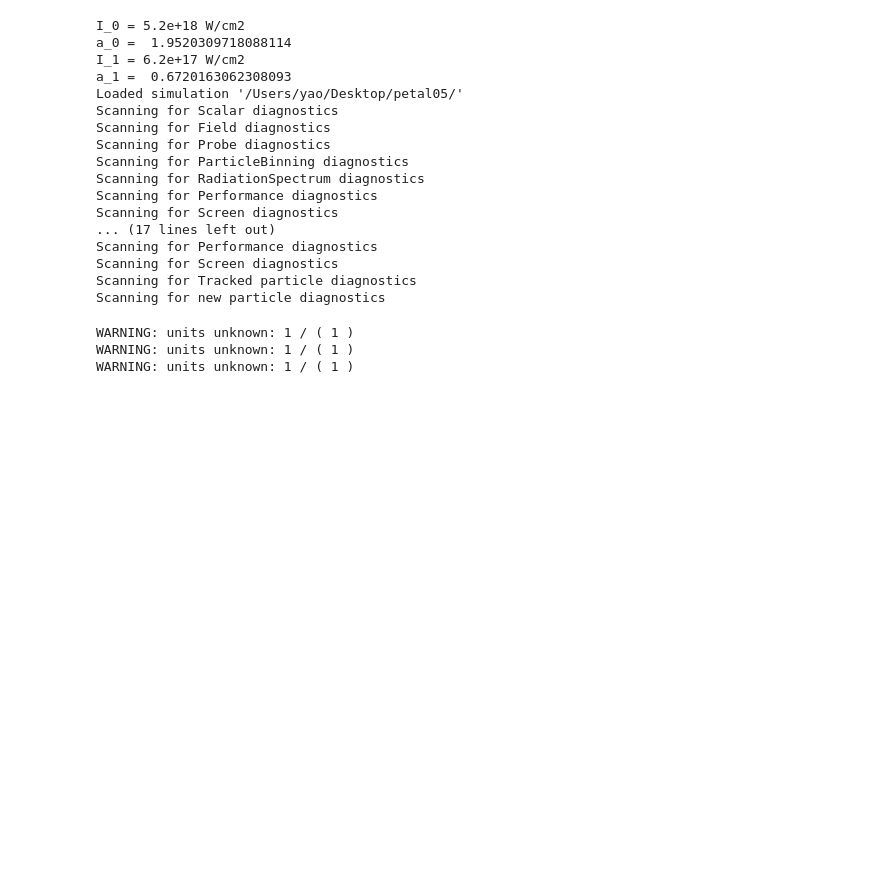
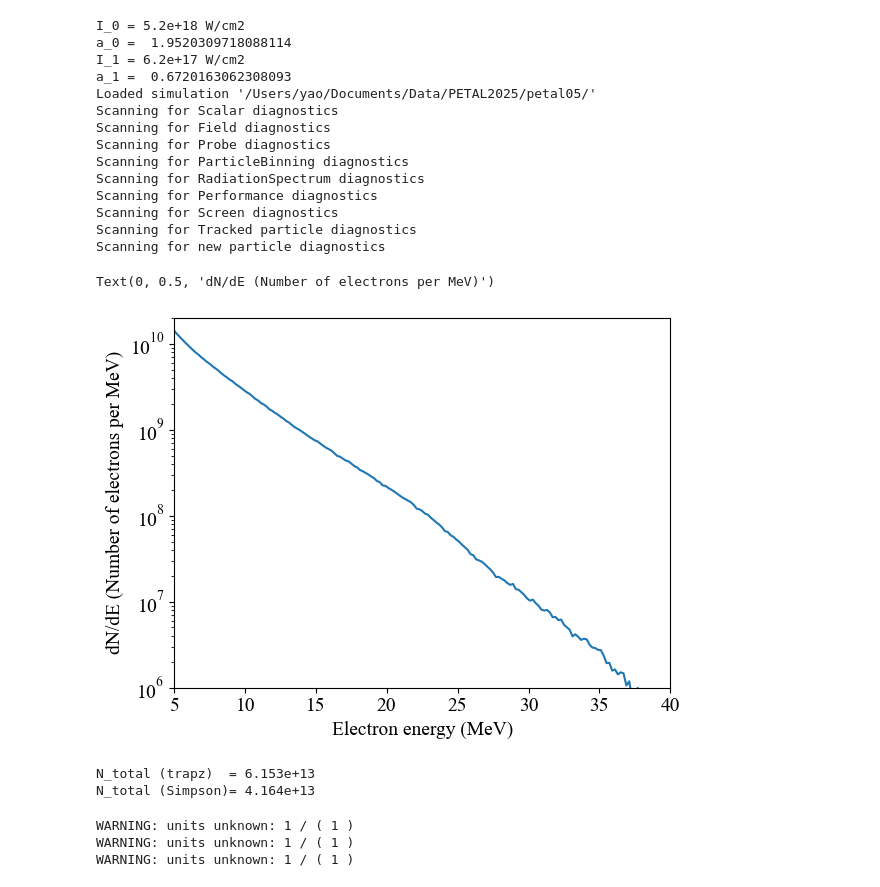
Before and after one commit to weipengyao/scripts, a Jupyter notebook: petal24.ipynb, the cells around one changed output. Drawn from its saved outputs; the diff is of its cells as text; code cells hidden in the pictures; blank space fills up the shorter version.

Commit message:
update on Vulcan and Petal and ELI

```diff
--- a/petal24.ipynb
+++ b/petal24.ipynb
@@ -30,7 +30,7 @@ plt.rc('axes', labelsize=14)
 plt.rc('legend', fontsize=12)
 # %%
 wkdir = [
-     '/Users/yao/Desktop/petal05/', # 2D, long pre-plasmas 200 um
+     '/Users/yao/Documents/Data/PETAL2025/petal05/', # 2D, long pre-plasmas 200 um
      '/Users/yao/Documents/Data/PETAL2025/petal04_r*', # 2D, long pre-plasmas 200 um
      '/Users/yao/Documents/Data/PETAL2025/petal03', # 2D, fix the target thickness
      '/Users/yao/Documents/Data/PETAL2025/petal02', # 2D, fix the target thickness
@@ -39,13 +39,13 @@ wkdir = [
     ]
 # %%
 S0 = happi.Open(wkdir[0], reference_angular_frequency_SI = 2.0*np.pi*3e8/1e-6)
-S1 = happi.Open(wkdir[1], reference_angular_frequency_SI = 2.0*np.pi*3e8/1e-6)
+# S1 = happi.Open(wkdir[1], reference_angular_frequency_SI = 2.0*np.pi*3e8/1e-6)
 # %% [output]
 I_0 = 5.2e+18 W/cm2
 a_0 =  1.9520309718088114
 I_1 = 6.2e+17 W/cm2
 a_1 =  0.6720163062308093
-Loaded simulation '/Users/yao/Desktop/petal05/'
+Loaded simulation '/Users/yao/Documents/Data/PETAL2025/petal05/'
 Scanning for Scalar diagnostics
 Scanning for Field diagnostics
 Scanning for Probe diagnostics
@@ -53,8 +53,8 @@ Scanning for ParticleBinning diagnostics
 Scanning for RadiationSpectrum diagnostics
 Scanning for Performance diagnostics
 Scanning for Screen diagnostics
-... (17 lines left out)
-Scanning for Performance diagnostics
-Scanning for Screen diagnostics
 Scanning for Tracked particle diagnostics
 Scanning for new particle diagnostics
+# %%
+num = S0.ParticleBinning('#12+#13', units=['fs','um','1/cm^3','MeV'],sum={'y':'all'}).getData()[5]
+ene = S0.ParticleBinning('#12+#13', units=['fs','um','1/cm^3','MeV']).getAxis('ekin')
@@ -61,3 +64,28 @@ Scanning for new particle diagnostics
+# %%
+plt.semilogy(ene,num*3e14)
+plt.xlim([5,40])
+plt.ylim([1e6,2e10])
+plt.xlabel('Electron energy (MeV)')
+plt.ylabel('dN/dE (Number of electrons per MeV)')
+# %% [output]
+Text(0, 0.5, 'dN/dE (Number of electrons per MeV)')
+[figure, added]
+# %%
+## estimate the total number of electrons
+
+import numpy as np
+from scipy import integrate          # only needed for Simpson
+E     = ene        # MeV
+dNdE  = num*3e14   # electrons per MeV
+
+N_trapz  = np.trapz(dNdE, E)         # 6.153e13
+N_simps  = integrate.simps(dNdE, E)  # 5.157e13  (optional)
+
+print(f"N_total (trapz)  = {N_trapz:.3e}")
+print(f"N_total (Simpson)= {N_simps:.3e}")
+# %% [output]
+N_total (trapz)  = 6.153e+13
+N_total (Simpson)= 4.164e+13
 # %%
 # get (and calculate) simulation data for photon from inverse compton scattering (ICS)
 
```
Also changed, not shown: parts of 9 cells of this notebook, 2 other files.
